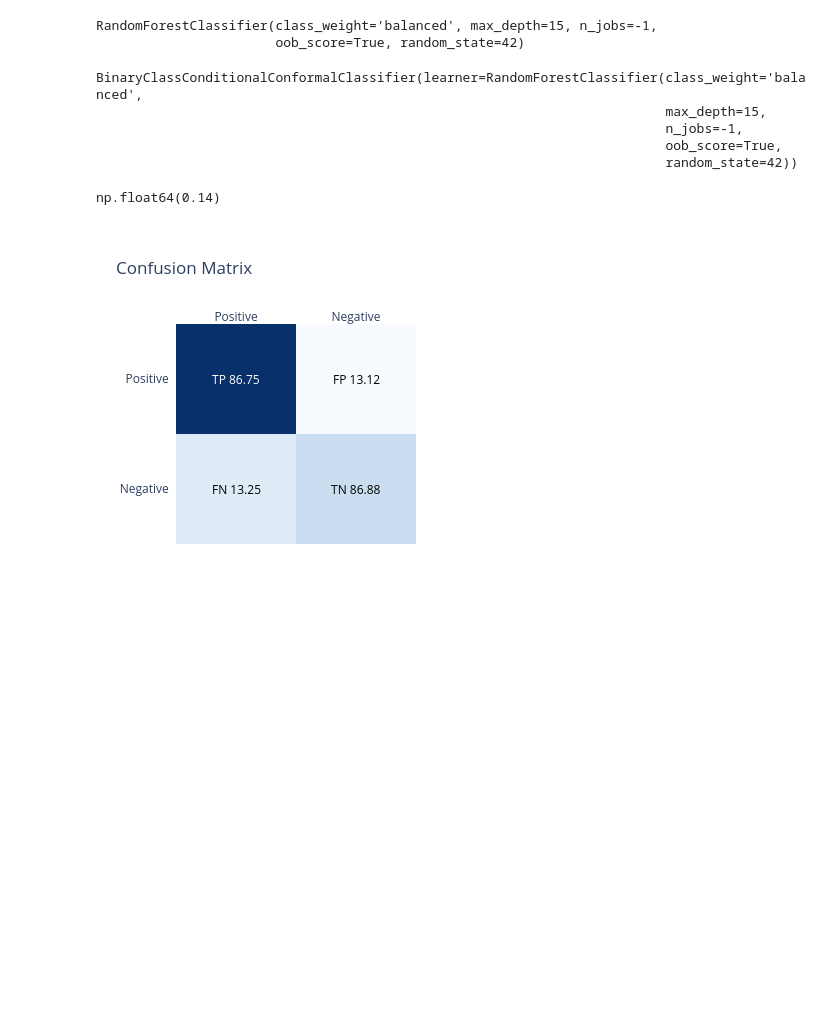
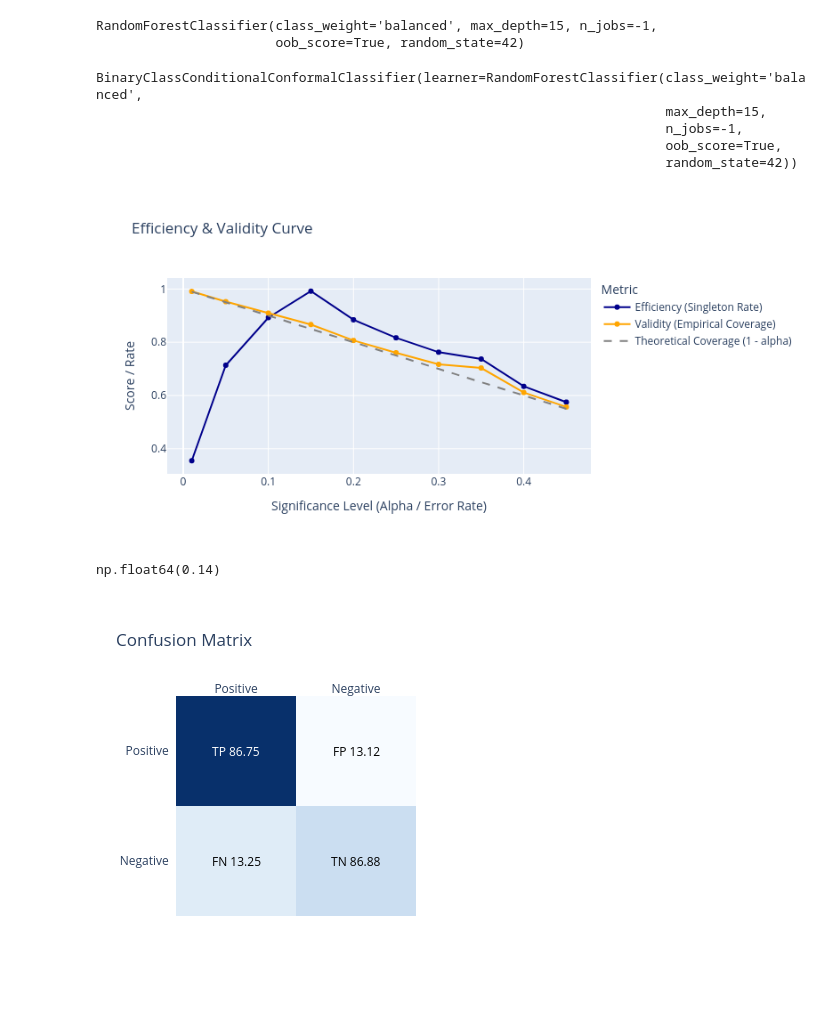
Before and after one commit to heylucasleao/tinyconformal, a Jupyter notebook: examples/classification/class_cond.ipynb, the cells around one changed output. Cells and saved outputs as stored; diff of their text form; code cells hidden in the pictures; blank space fills up the shorter version.

```diff
--- a/examples/classification/class_cond.ipynb
+++ b/examples/classification/class_cond.ipynb
@@ -38,7 +43,9 @@ BinaryClassConditionalConformalClassifier(learner=RandomForestClassifier(class_w
                                                                          oob_score=True,
                                                                          random_state=42))
 # %%
-efficiency_curve(clf, X_test, y_test)
+efficiency_curve(clf, X_test, y_test, "png")
+# %% [output]
+[figure, added]
 # %%
 clf.calibrate(X_calib, y_calib, func="mcc")
 # %% [output]
```
Also changed, not shown: parts of 9 cells of this notebook, 7 other files.
